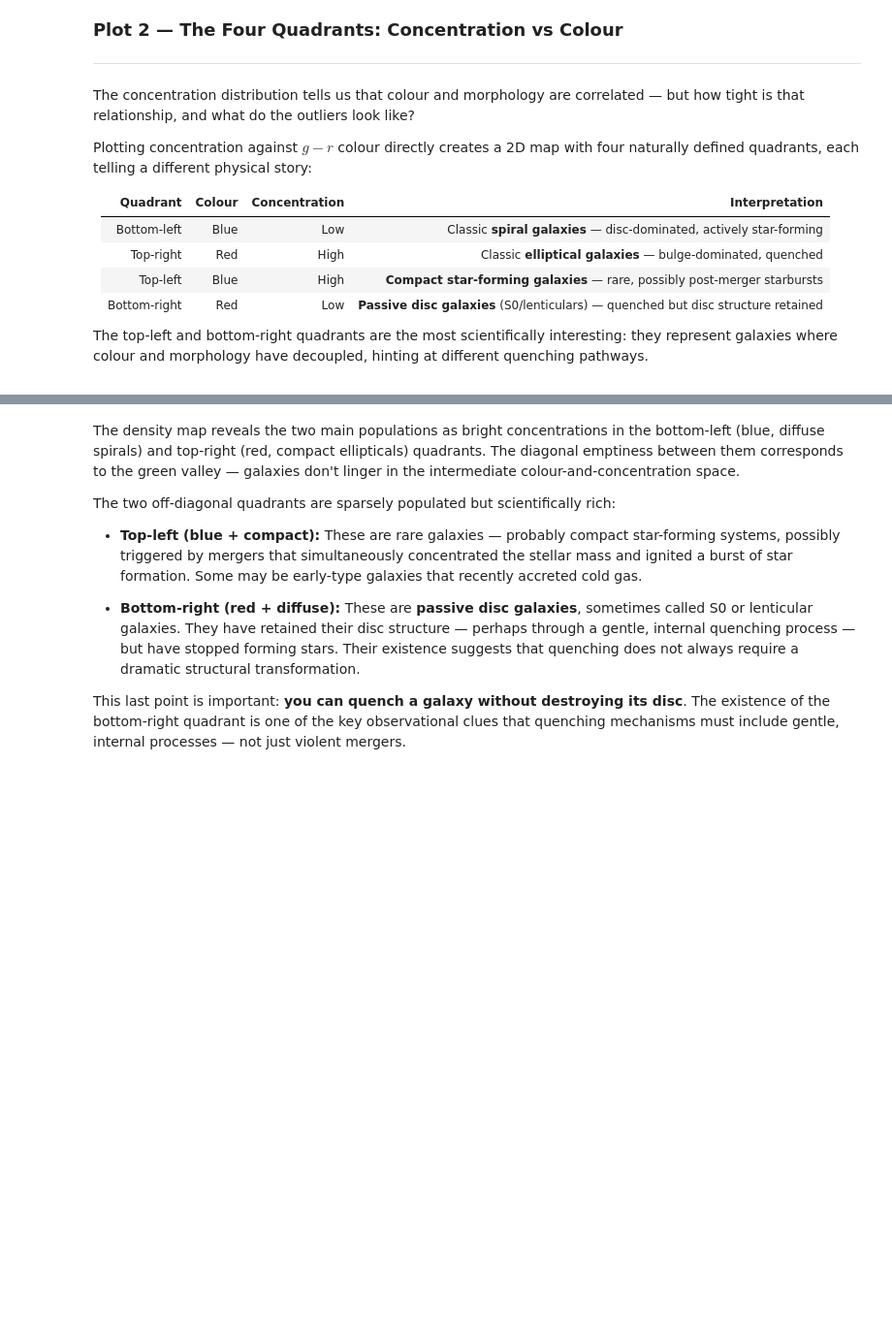
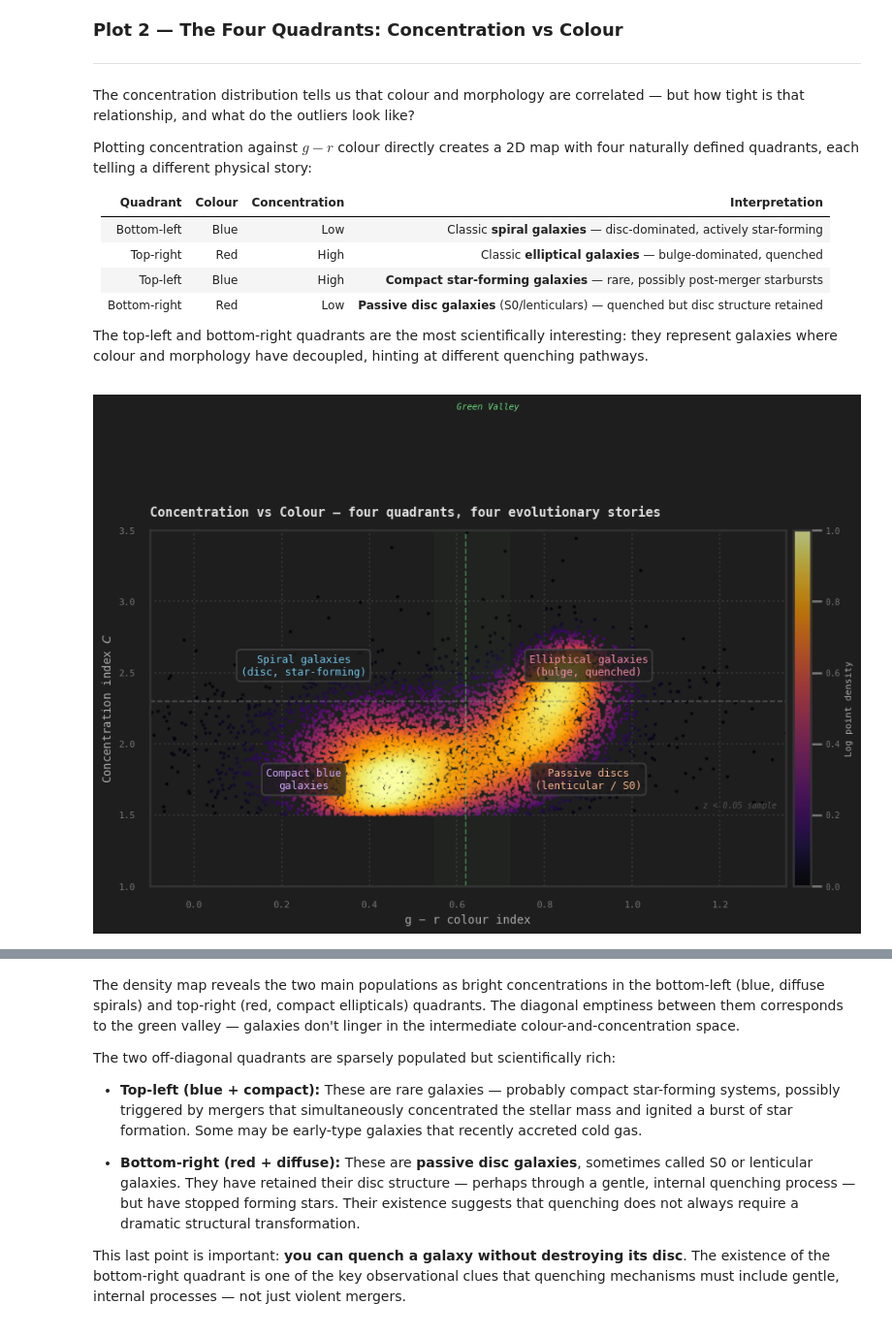
Before and after one commit to haylamyuen/Project-GATORS, a Jupyter notebook: 03_structure.ipynb, the cells around one changed output, grey strips where cells are left out. Shown at 97% size. Cells and saved outputs as stored; diff of their text form; code cells hidden in the pictures; blank space fills up the shorter version.

Commit message:
Start Second Plot on 03_Structure

```diff
--- a/03_structure.ipynb
+++ b/03_structure.ipynb
@@ -248,7 +256,7 @@ The top-left and bottom-right quadrants are the most scientifically interesting:
 
 </div>
 # %%
-sample = gal_lowz.sample(min(30000, len(gal_lowz)), random_state=42)
+sample = gal_lowz.sample(min(30000, len(gal_lowz)), random_state=67)
 
 x = sample["g_r"].values
 y = sample["C"].values
@@ -261,8 +269,8 @@ log_density = np.log1p(density)
 log_density = (log_density - log_density.min()) / (log_density.max() - log_density.min())
 
 # Quadrant boundaries
-c_split  = 2.75   # concentration boundary
-gr_split = 0.65   # colour boundary (green valley centre)
+c_split  = 2.3   # concentration boundary
+gr_split = 0.62   # colour boundary (green valley centre)
 
 fig, ax = plt.subplots(figsize=(10, 7), facecolor="#1e1e1e")
 ax.set_facecolor("#1e1e1e")
@@ -280,39 +288,39 @@ label_props = dict(
 )
 
 # Quadrant labels
-ax.text(0.32, 1.9,  "Spiral galaxies\n(disc, star-forming)",
+ax.text(0.25, 2.55, "Spiral galaxies\n(disc, star-forming)",
         color="#74c7ec", **label_props)
-ax.text(0.95, 3.6,  "Elliptical galaxies\n(bulge, quenched)",
+ax.text(0.90, 2.55, "Elliptical galaxies\n(bulge, quenched)",
         color="#f38ba8", **label_props)
-ax.text(0.32, 3.6,  "Compact star-formers\n(post-merger starbursts?)",
+ax.text(0.25, 1.75, "Compact blue\ngalaxies",
         color="#cba6f7", **label_props)
-ax.text(0.95, 1.9,  "Passive discs\n(lenticular / S0)",
+ax.text(0.90, 1.75, "Passive discs\n(lenticular / S0)",
         color="#fab387", **label_props)
 
 # Green valley band
-ax.axvspan(0.58, 0.76, color="#69db7c", alpha=0.05)
+ax.axvspan(0.55, 0.72, color="#69db7c", alpha=0.03)
 ax.text(0.67, 4.35, "Green Valley", color="#69db7c",
         fontsize=7.5, ha="center", style="italic")
 
 cbar = plt.colorbar(sc, ax=ax, pad=0.01)
 cbar.set_label("Log point density", color="#aaaaaa", fontsize=8)
 cbar.ax.yaxis.set_tick_params(color="#777777")
 plt.setp(cbar.ax.yaxis.get_ticklabels(), color="#777777", fontsize=7)
 cbar.outline.set_edgecolor("#333333")
 
 ax.set_xlabel("g − r colour index", color="#aaaaaa", fontsize=10)
 ax.set_ylabel(r"Concentration index $C$", color="#aaaaaa", fontsize=10)
 ax.set_title("Concentration vs Colour — four quadrants, four evolutionary stories",
              color="#e0e0e0", fontsize=11, loc="left", pad=12)
 ax.set_xlim(-0.1, 1.35)
-ax.set_ylim(1.5, 4.5)
+ax.set_ylim(1, 3.5)
 ax.tick_params(colors="#777777", labelsize=8)
 ax.grid(True, linestyle=":", alpha=0.10, color="#ffffff")
 for spine in ax.spines.values(): spine.set_edgecolor("#333333")
 ax.text(1.33, 1.55, "z < 0.05 sample", color="#555555",
         fontsize=7, ha="right", style="italic")
 
 plt.tight_layout()
-plt.savefig("figures/concentration_vs_colour.png", dpi=150,
-            bbox_inches="tight", facecolor="#1e1e1e")
 plt.show()
+# %% [output]
+[figure, added]
```
Also changed, not shown: parts of 7 cells of this notebook.
